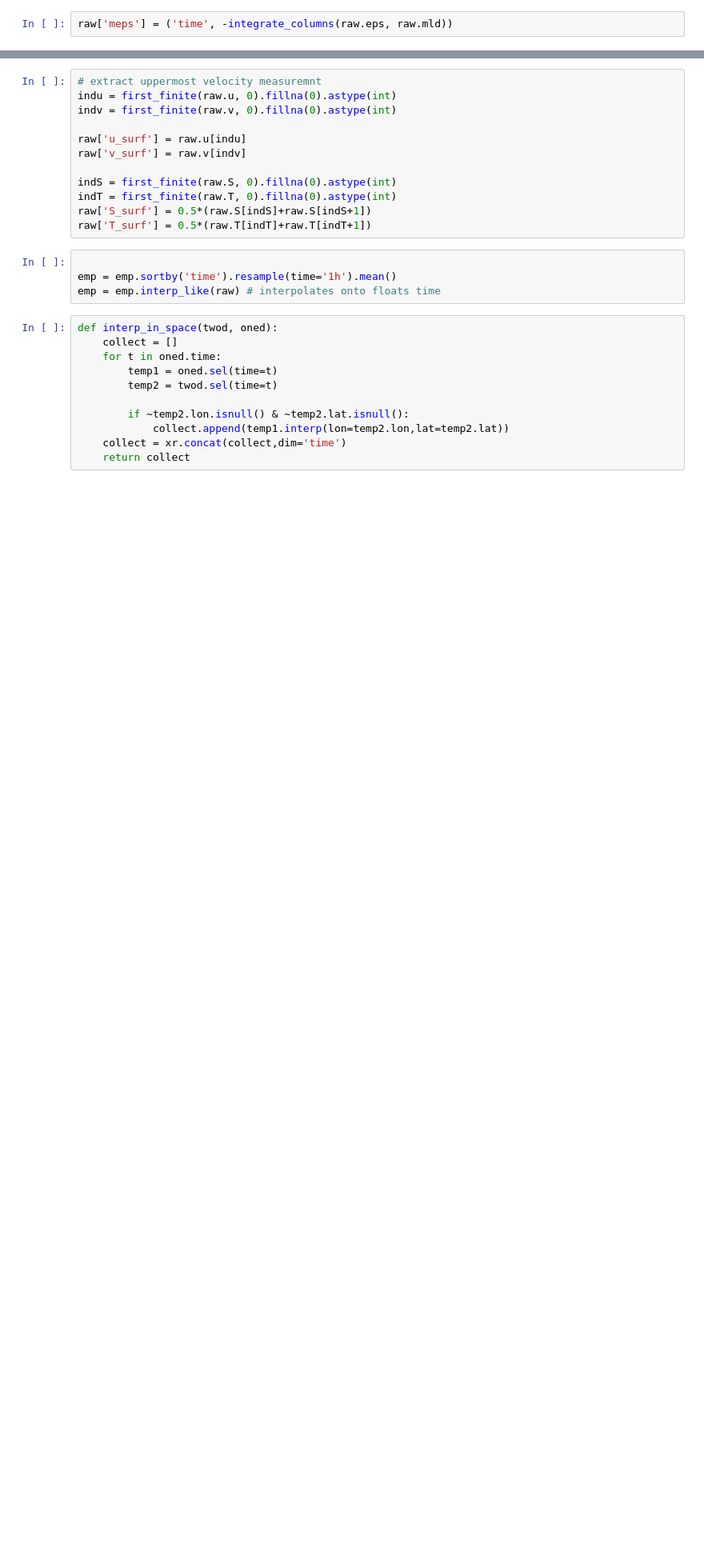
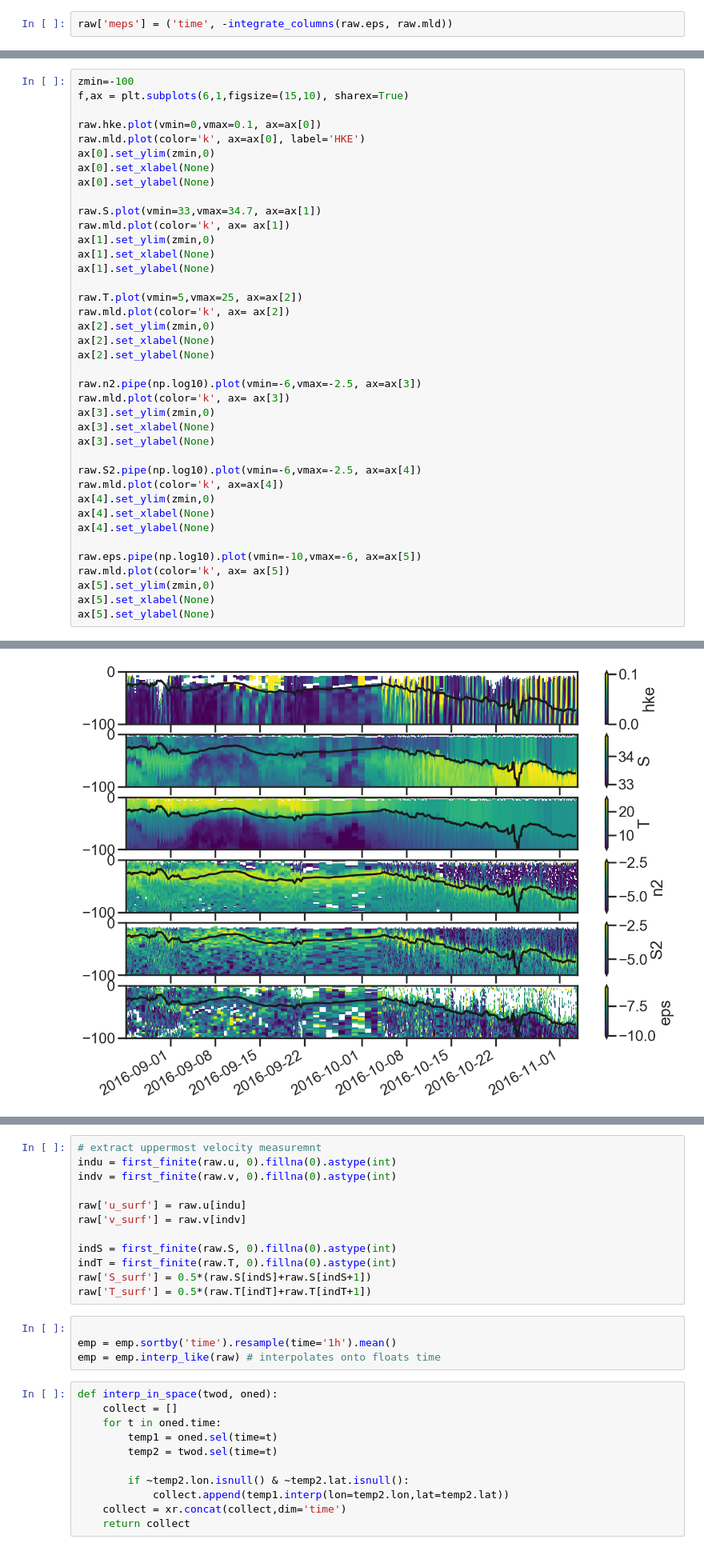
Before and after one commit to sessink/NIW, a Jupyter notebook: notebooks/turbulent_terms.ipynb, the cells around one changed output, grey strips where cells are left out. Shown at 80% size. Drawn from its saved outputs; the diff is of its cells as text; blank space fills up the shorter version.

```diff
--- a/notebooks/turbulent_terms.ipynb
+++ b/notebooks/turbulent_terms.ipynb
@@ -225,0 +209,40 @@ plt.xlabel(None);
+# %%
+zmin=-100
+f,ax = plt.subplots(6,1,figsize=(15,10), sharex=True)
+
+raw.hke.plot(vmin=0,vmax=0.1, ax=ax[0])
+raw.mld.plot(color='k', ax=ax[0], label='HKE')
+ax[0].set_ylim(zmin,0)
+ax[0].set_xlabel(None)
+ax[0].set_ylabel(None)
+
+raw.S.plot(vmin=33,vmax=34.7, ax=ax[1])
+raw.mld.plot(color='k', ax= ax[1])
+ax[1].set_ylim(zmin,0)
+ax[1].set_xlabel(None)
+ax[1].set_ylabel(None)
+
+raw.T.plot(vmin=5,vmax=25, ax=ax[2])
+raw.mld.plot(color='k', ax= ax[2])
+ax[2].set_ylim(zmin,0)
+ax[2].set_xlabel(None)
+ax[2].set_ylabel(None)
+
+raw.n2.pipe(np.log10).plot(vmin=-6,vmax=-2.5, ax=ax[3])
+raw.mld.plot(color='k', ax= ax[3])
+ax[3].set_ylim(zmin,0)
+ax[3].set_xlabel(None)
+ax[3].set_ylabel(None)
+
+raw.S2.pipe(np.log10).plot(vmin=-6,vmax=-2.5, ax=ax[4])
+raw.mld.plot(color='k', ax=ax[4])
+ax[4].set_ylim(zmin,0)
+ax[4].set_xlabel(None)
+ax[4].set_ylabel(None)
+
+raw.eps.pipe(np.log10).plot(vmin=-10,vmax=-6, ax=ax[5])
+raw.mld.plot(color='k', ax= ax[5])
+ax[5].set_ylim(zmin,0)
+ax[5].set_xlabel(None)
+ax[5].set_ylabel(None)
+# %% [output]
@@ -226 +250,2 @@ plt.xlabel(None);
+[figure, added]
 # %%
```
Also changed, not shown: parts of 15 cells of this notebook, 1 other file.
